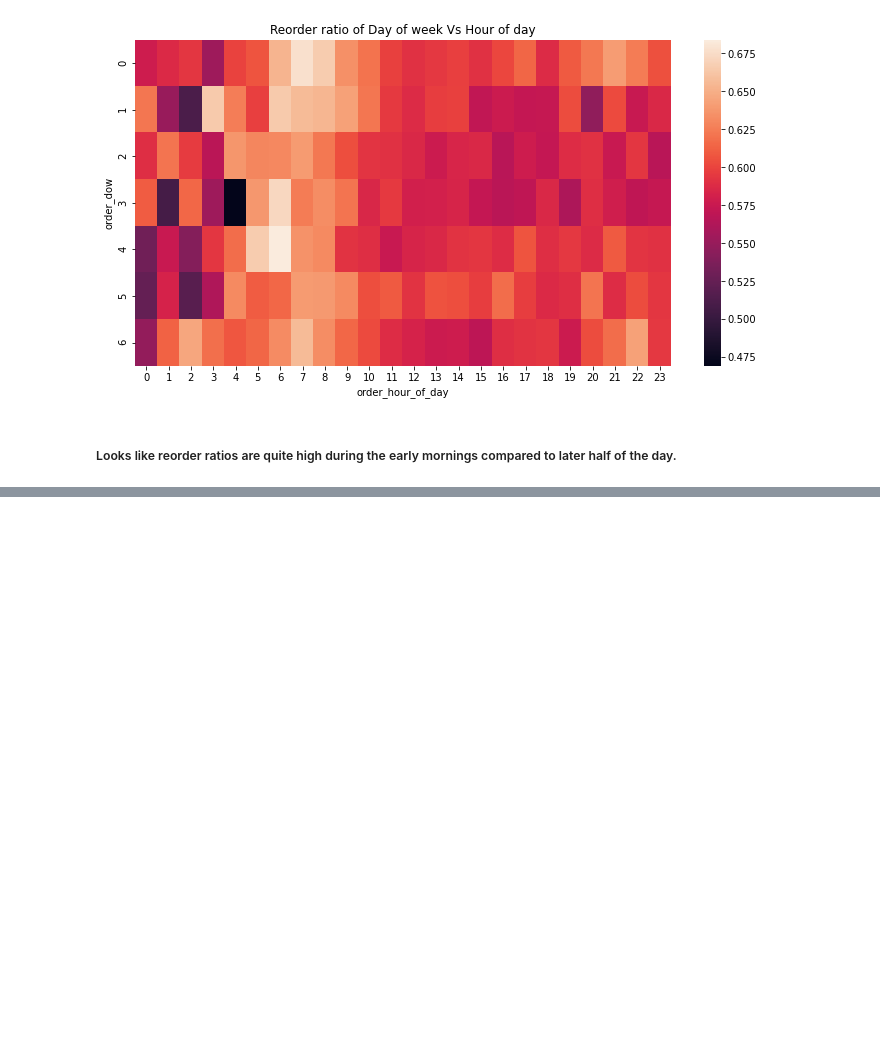
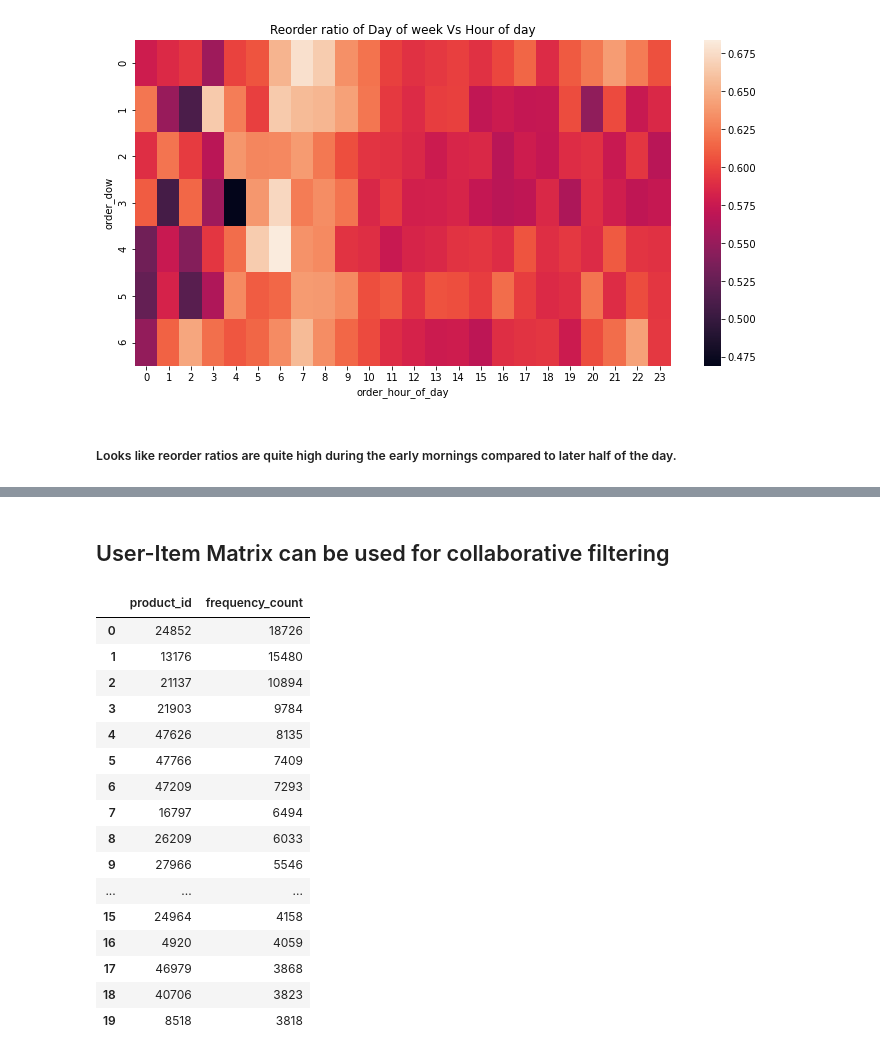
Before and after one commit to ProjectGroup17/Instacart, a Jupyter notebook: Instacart_Market_Basket_Analysis.ipynb, the cells around one changed output, grey strips where cells are left out. Cells and saved outputs as stored; diff of their text form; code cells hidden in the pictures; blank space fills up the shorter version.

```diff
--- a/Instacart_Market_Basket_Analysis.ipynb
+++ b/Instacart_Market_Basket_Analysis.ipynb
@@ -597,0 +598,2 @@ gc.collect()
+# %% [markdown]
+## User-Item Matrix can be used for collaborative filtering
@@ -597,0 +607,22 @@ gc.collect()
+# %%
+cnt_srs = itemsOrderedByUser['product_id'].value_counts().reset_index().head(20)
+cnt_srs.columns = ['product_id', 'frequency_count']
+cnt_srs
+# %% [output]
+|  | product_id | frequency_count |
+| 0 | 24852 | 18726 |
+| 1 | 13176 | 15480 |
+| 2 | 21137 | 10894 |
+| 3 | 21903 | 9784 |
+| 4 | 47626 | 8135 |
+| 5 | 47766 | 7409 |
+| 6 | 47209 | 7293 |
+| 7 | 16797 | 6494 |
+| 8 | 26209 | 6033 |
+| 9 | 27966 | 5546 |
+| ... | ... | ... |
+| 15 | 24964 | 4158 |
+| 16 | 4920 | 4059 |
+| 17 | 46979 | 3868 |
+| 18 | 40706 | 3823 |
+| 19 | 8518 | 3818 |
```
Also changed, not shown: parts of 14 cells of this notebook.
